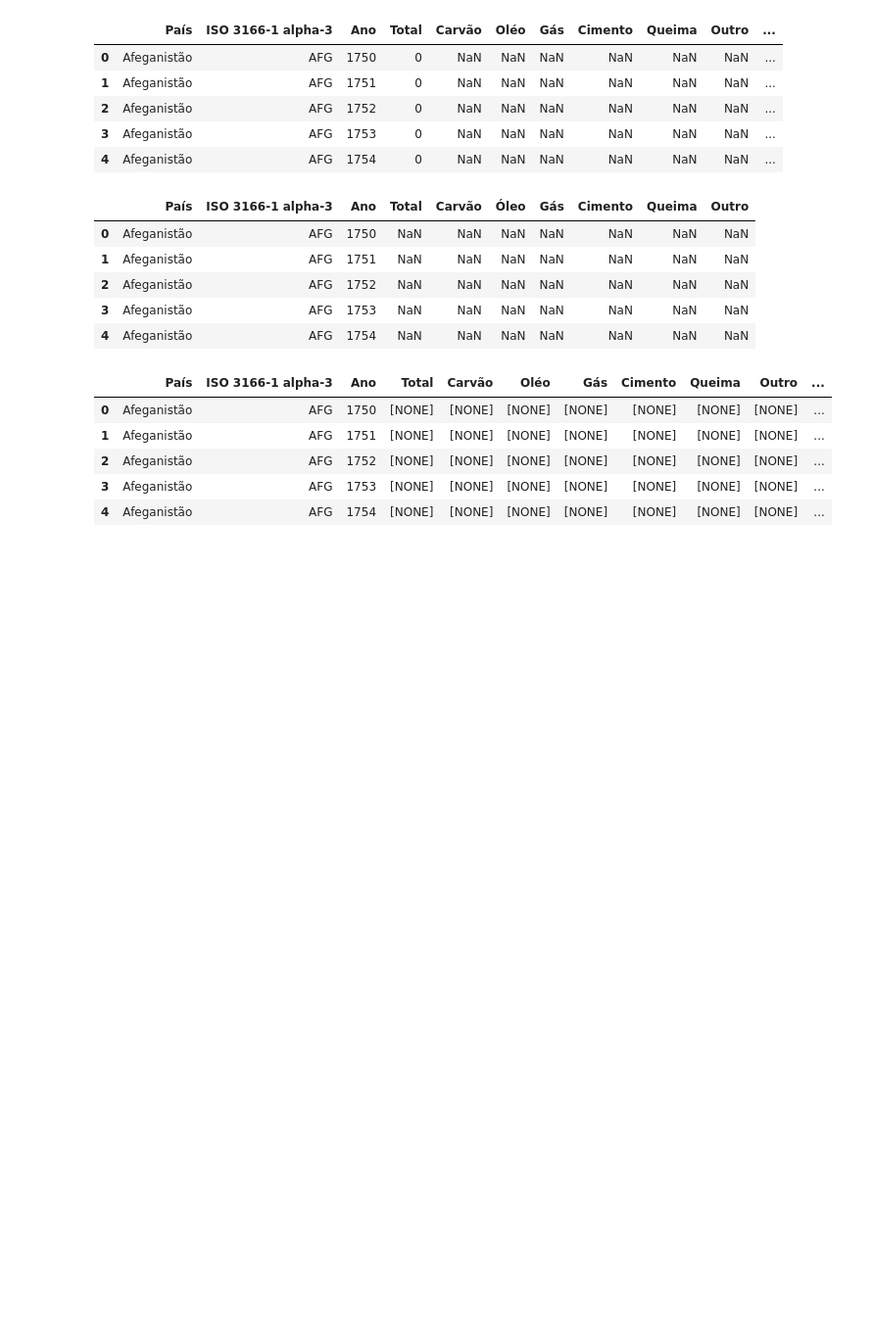
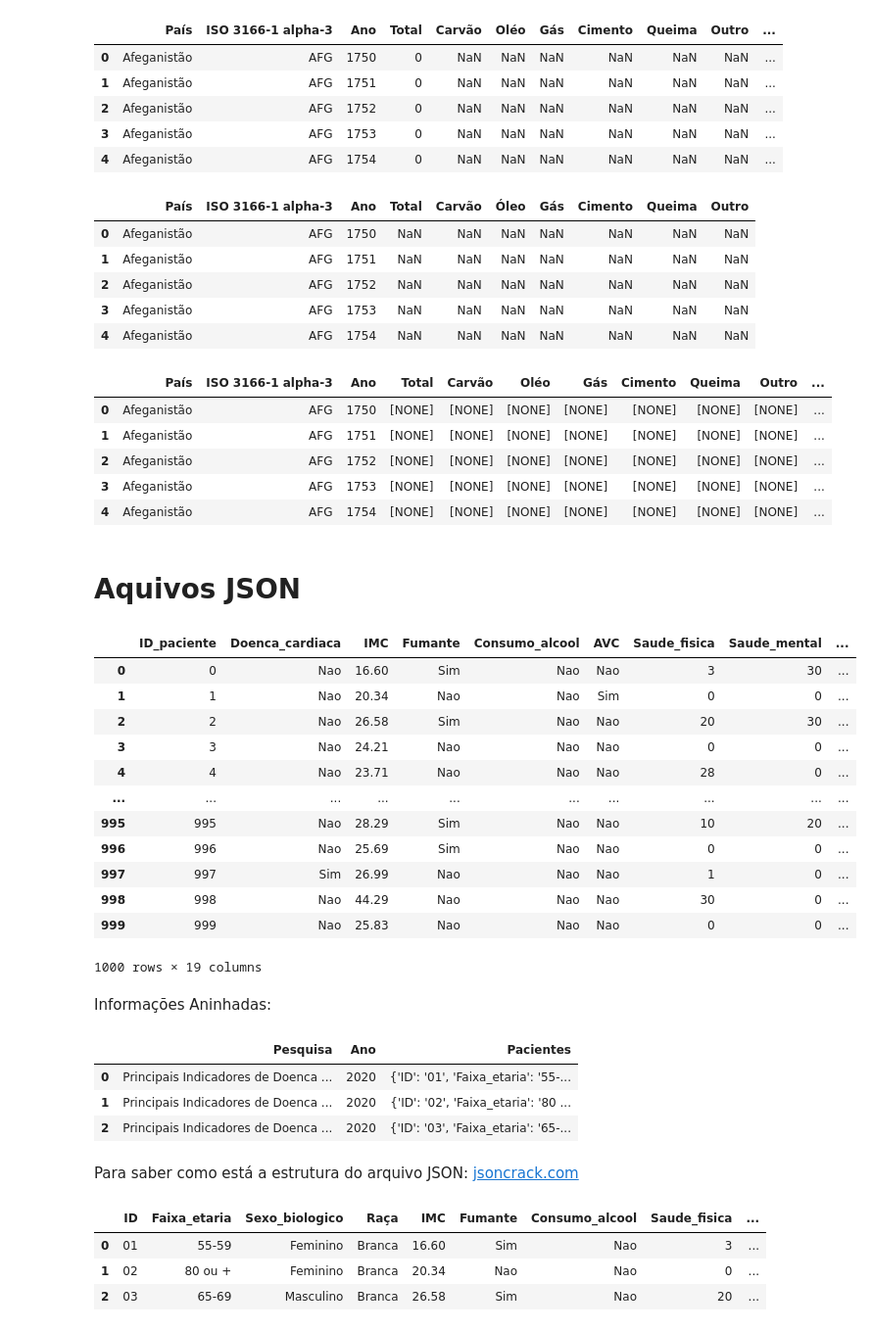
Before and after one commit to viniciusaze/python-ds, a Jupyter notebook: pandas_i_o.ipynb, the cells around one changed output. Shown: that part at 98% size. Cells and saved outputs as stored; diff of their text form; code cells hidden in the pictures; blank space fills up the shorter version.

```diff
--- a/pandas_i_o.ipynb
+++ b/pandas_i_o.ipynb
@@ -243,3 +245,25 @@ fontes_sheets.head()
 | 2 | Afeganistão | AFG | 1752 | [NONE] | [NONE] | [NONE] | [NONE] | [NONE] | [NONE] | [NONE] | ... |
 | 3 | Afeganistão | AFG | 1753 | [NONE] | [NONE] | [NONE] | [NONE] | [NONE] | [NONE] | [NONE] | ... |
 | 4 | Afeganistão | AFG | 1754 | [NONE] | [NONE] | [NONE] | [NONE] | [NONE] | [NONE] | [NONE] | ... |
+# %% [markdown]
+# Aquivos JSON
+# %%
+dados_pacientes = pd.read_json('/content/pacientes.json')
+# %%
+dados_pacientes
+# %% [output]
+|  | ID_paciente | Doenca_cardiaca | IMC | Fumante | Consumo_alcool | AVC | Saude_fisica | Saude_mental | ... |
+| 0 | 0 | Nao | 16.60 | Sim | Nao | Nao | 3 | 30 | ... |
+| 1 | 1 | Nao | 20.34 | Nao | Nao | Sim | 0 | 0 | ... |
+| 2 | 2 | Nao | 26.58 | Sim | Nao | Nao | 20 | 30 | ... |
+| 3 | 3 | Nao | 24.21 | Nao | Nao | Nao | 0 | 0 | ... |
+| 4 | 4 | Nao | 23.71 | Nao | Nao | Nao | 28 | 0 | ... |
+| ... | ... | ... | ... | ... | ... | ... | ... | ... | ... |
+| 995 | 995 | Nao | 28.29 | Sim | Nao | Nao | 10 | 20 | ... |
+| 996 | 996 | Nao | 25.69 | Sim | Nao | Nao | 0 | 0 | ... |
+| 997 | 997 | Sim | 26.99 | Nao | Nao | Nao | 1 | 0 | ... |
+| 998 | 998 | Nao | 44.29 | Nao | Nao | Nao | 30 | 0 | ... |
+| 999 | 999 | Nao | 25.83 | Nao | Nao | Nao | 0 | 0 | ... |
+1000 rows × 19 columns
+# %% [markdown]
+Informações Aninhadas:
@@ -245,0 +272,10 @@ fontes_sheets.head()
+# %%
+dados_pacientes_2
+# %% [output]
+|  | Pesquisa | Ano | Pacientes |
+| 0 | Principais Indicadores de Doenca ... | 2020 | {'ID': '01', 'Faixa_etaria': '55-... |
+| 1 | Principais Indicadores de Doenca ... | 2020 | {'ID': '02', 'Faixa_etaria': '80 ... |
+| 2 | Principais Indicadores de Doenca ... | 2020 | {'ID': '03', 'Faixa_etaria': '65-... |
+# %% [markdown]
+Para saber como está a estrutura do arquivo JSON:
+[jsoncrack.com](https://jsoncrack.com/)
@@ -245,0 +284,7 @@ fontes_sheets.head()
+# %%
+df_normalizado
+# %% [output]
+|  | ID | Faixa_etaria | Sexo_biologico | Raça | IMC | Fumante | Consumo_alcool | Saude_fisica | ... |
+| 0 | 01 | 55-59 | Feminino | Branca | 16.60 | Sim | Nao | 3 | ... |
+| 1 | 02 | 80 ou + | Feminino | Branca | 20.34 | Nao | Nao | 0 | ... |
+| 2 | 03 | 65-69 | Masculino | Branca | 26.58 | Sim | Nao | 20 | ... |
```
Also changed, not shown: parts of 7 cells of this notebook.
